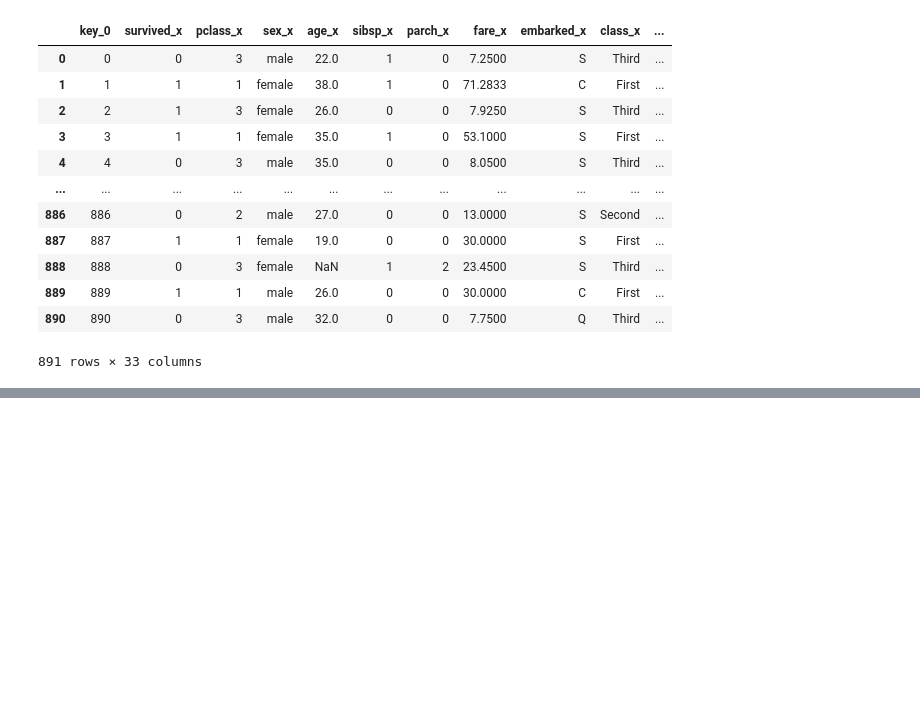
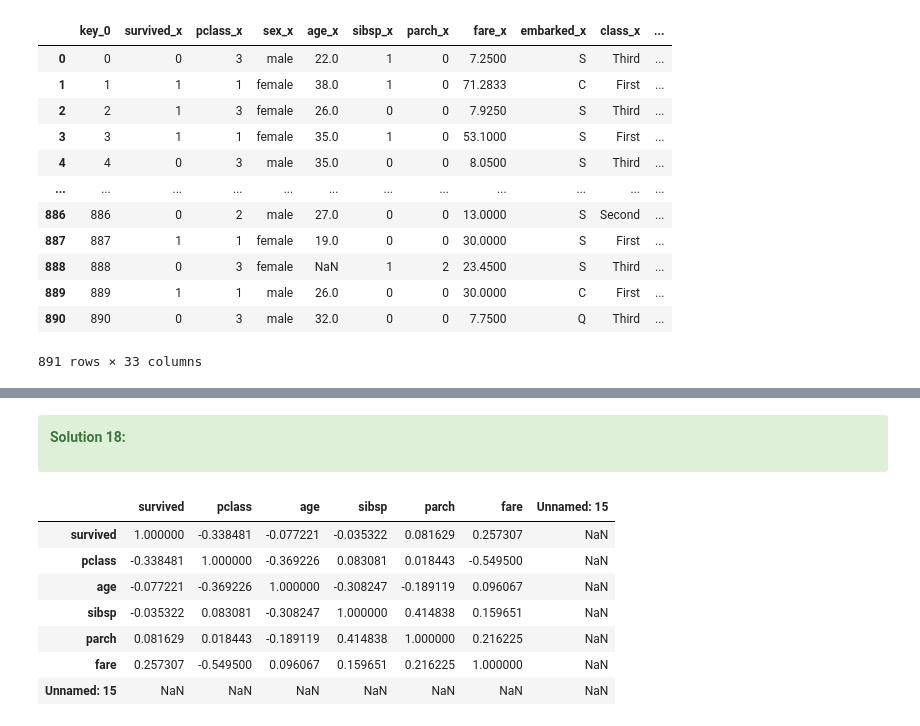
Before and after one commit to aziart/pandas-exercises, a Jupyter notebook: 12 - w3exercises/09 - Pandas Practice Sets/09 - 02 Mastering Pandas 100 Exercises.ipynb, the cells around one changed output, grey strips where cells are left out. Saved outputs shown, nothing was run; the diff lists cells and outputs as text; code cells hidden in the pictures; blank space fills up the shorter version.

Commit message:
12_09_02 - Pandas 100 Exercises - 018/100

```diff
--- a/12 - w3exercises/09 - Pandas Practice Sets/09 - 02 Mastering Pandas 100 Exercises.ipynb
+++ b/12 - w3exercises/09 - Pandas Practice Sets/09 - 02 Mastering Pandas 100 Exercises.ipynb
@@ -972,0 +1120,6 @@ merged_df
+# %%
+path = '../data/'
+file_name = 'titanic.csv'
+df = pd.read_csv(path + file_name)
+print(df.shape)
+df.head(20)
@@ -972,0 +1145,19 @@ merged_df
+# %% [markdown]
+<div class="alert alert-success">
+
+**Solution 18:**
+</div>
+# %%
+# Exercise 18:
+# Calculate the correlation between columns in a DataFrame.
+
+df.select_dtypes(include=[np.number]).corr()
+# %% [output]
+|  | survived | pclass | age | sibsp | parch | fare | Unnamed: 15 |
+| survived | 1.000000 | -0.338481 | -0.077221 | -0.035322 | 0.081629 | 0.257307 | NaN |
+| pclass | -0.338481 | 1.000000 | -0.369226 | 0.083081 | 0.018443 | -0.549500 | NaN |
+| age | -0.077221 | -0.369226 | 1.000000 | -0.308247 | -0.189119 | 0.096067 | NaN |
+| sibsp | -0.035322 | 0.083081 | -0.308247 | 1.000000 | 0.414838 | 0.159651 | NaN |
+| parch | 0.081629 | 0.018443 | -0.189119 | 0.414838 | 1.000000 | 0.216225 | NaN |
+| fare | 0.257307 | -0.549500 | 0.096067 | 0.159651 | 0.216225 | 1.000000 | NaN |
+| Unnamed: 15 | NaN | NaN | NaN | NaN | NaN | NaN | NaN |
```
Also changed, not shown: parts of 11 cells of this notebook.
